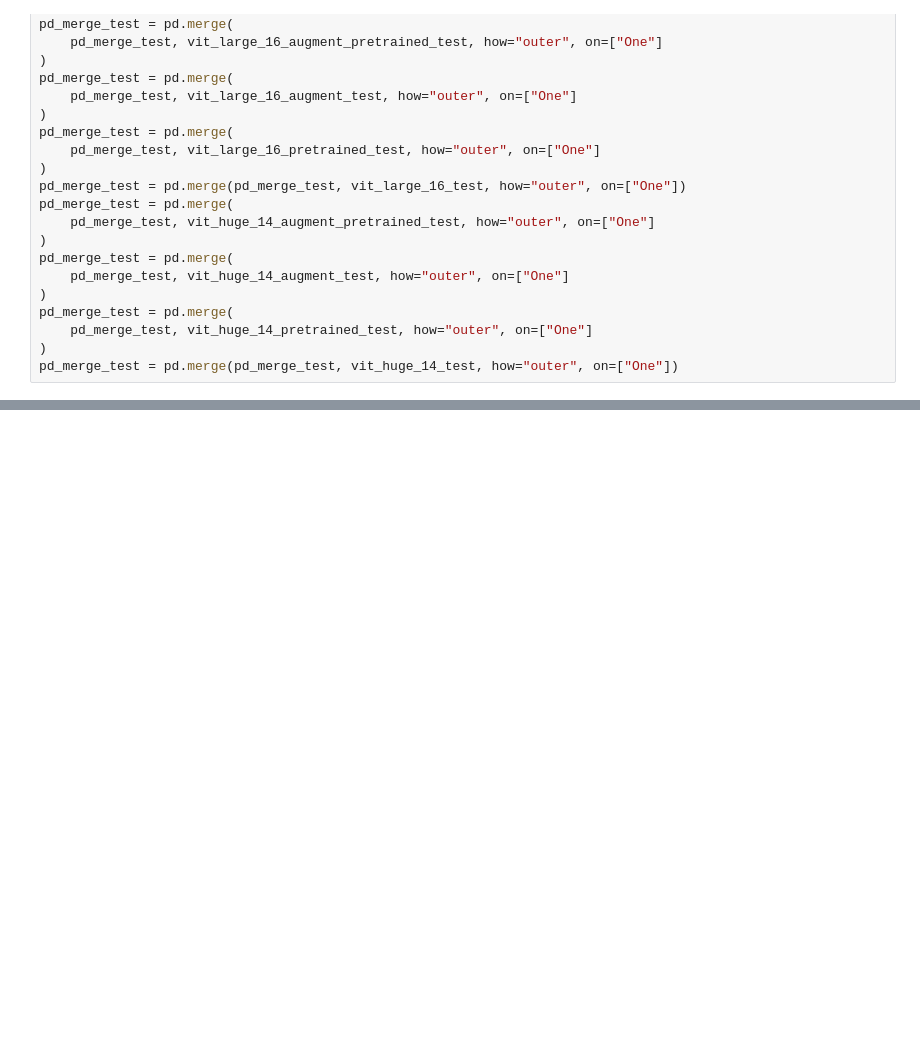
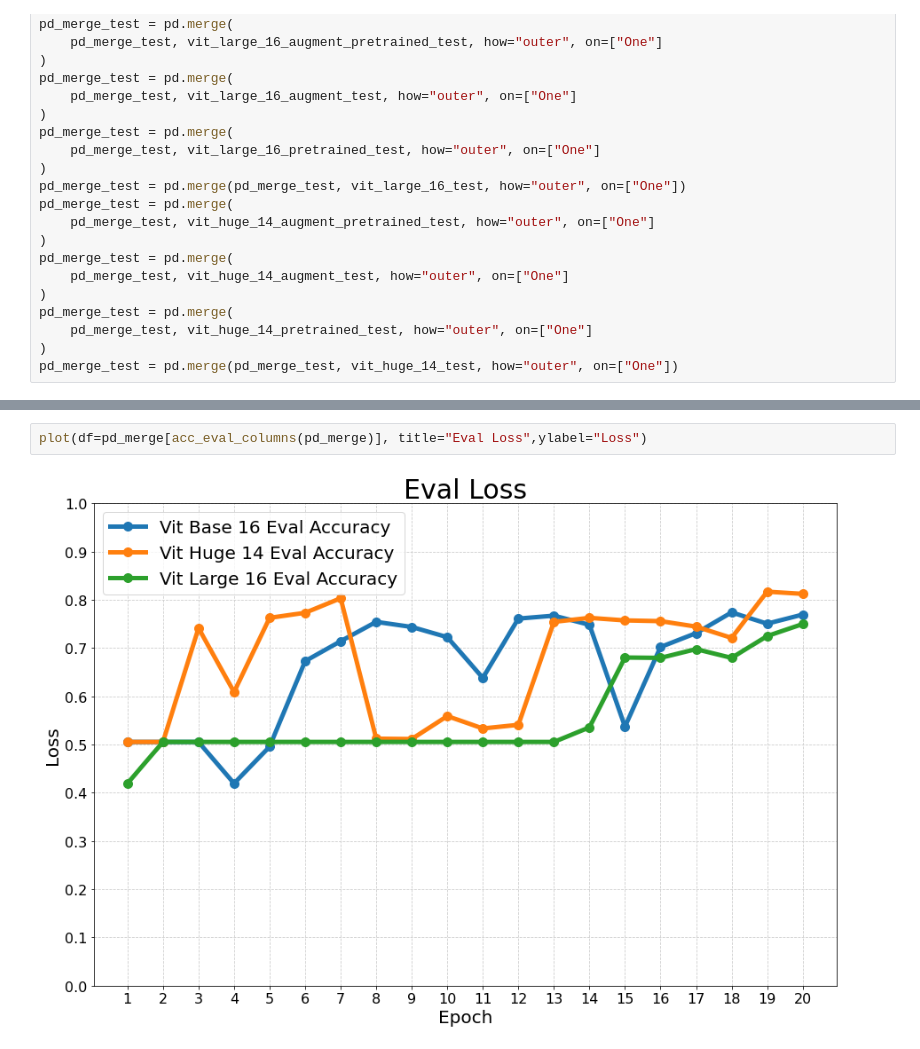
Before and after one commit to henseljahja/vit-masked-face-net, a Jupyter notebook: notebooks/res.ipynb, the cells around one changed output, grey strips where cells are left out. Cells and saved outputs as stored; diff of their text form; blank space fills up the shorter version.

```diff
--- a/notebooks/res.ipynb
+++ b/notebooks/res.ipynb
@@ -461,0 +565,4 @@ ax2.figure.savefig("eval_acc_base.png")
+# %%
+plot(df=pd_merge[acc_eval_columns(pd_merge)], title="Eval Loss",ylabel="Loss")
+# %% [output]
+[figure, added]
```
Also changed, not shown: parts of 15 cells of this notebook, 6 other files.
